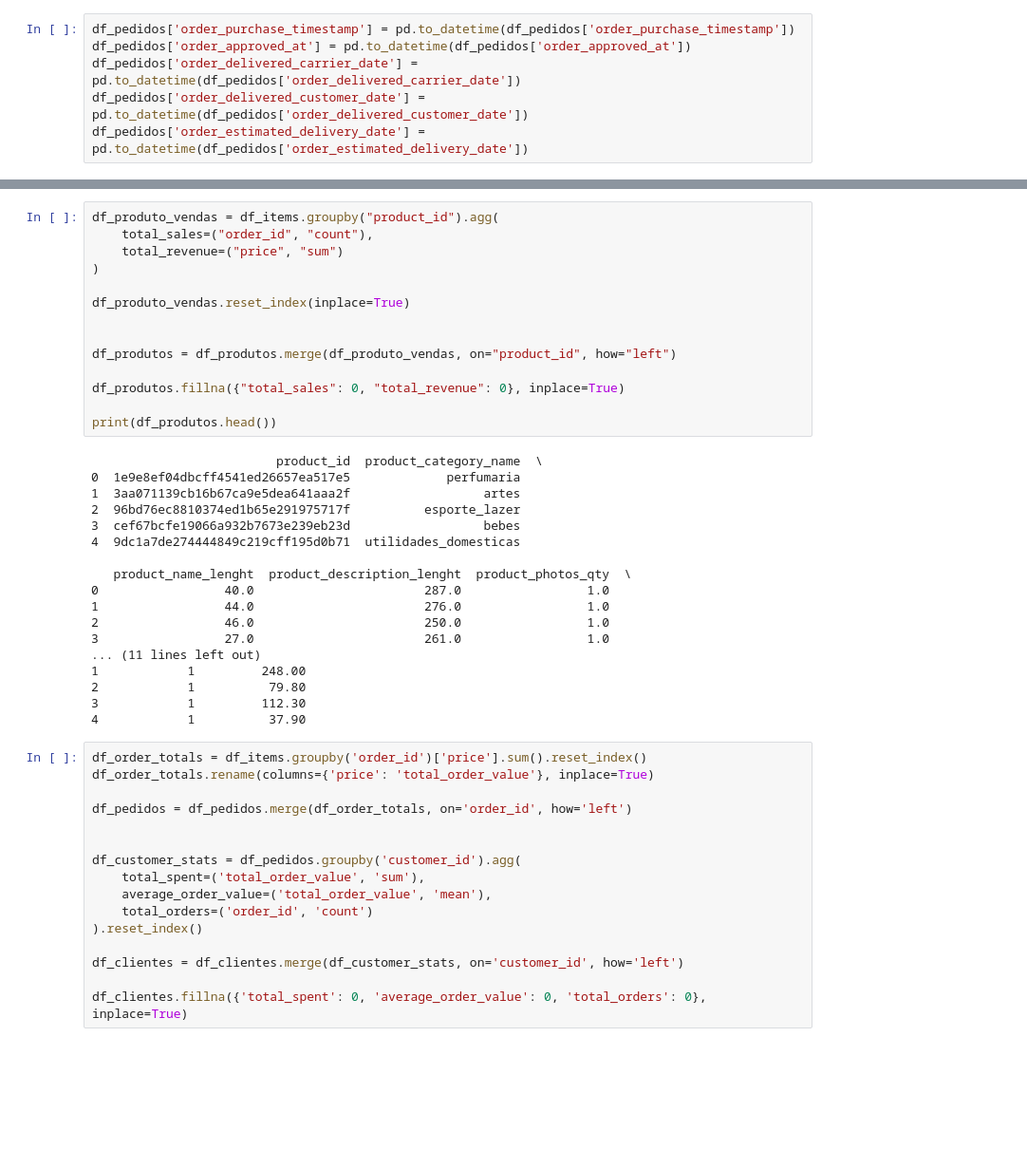
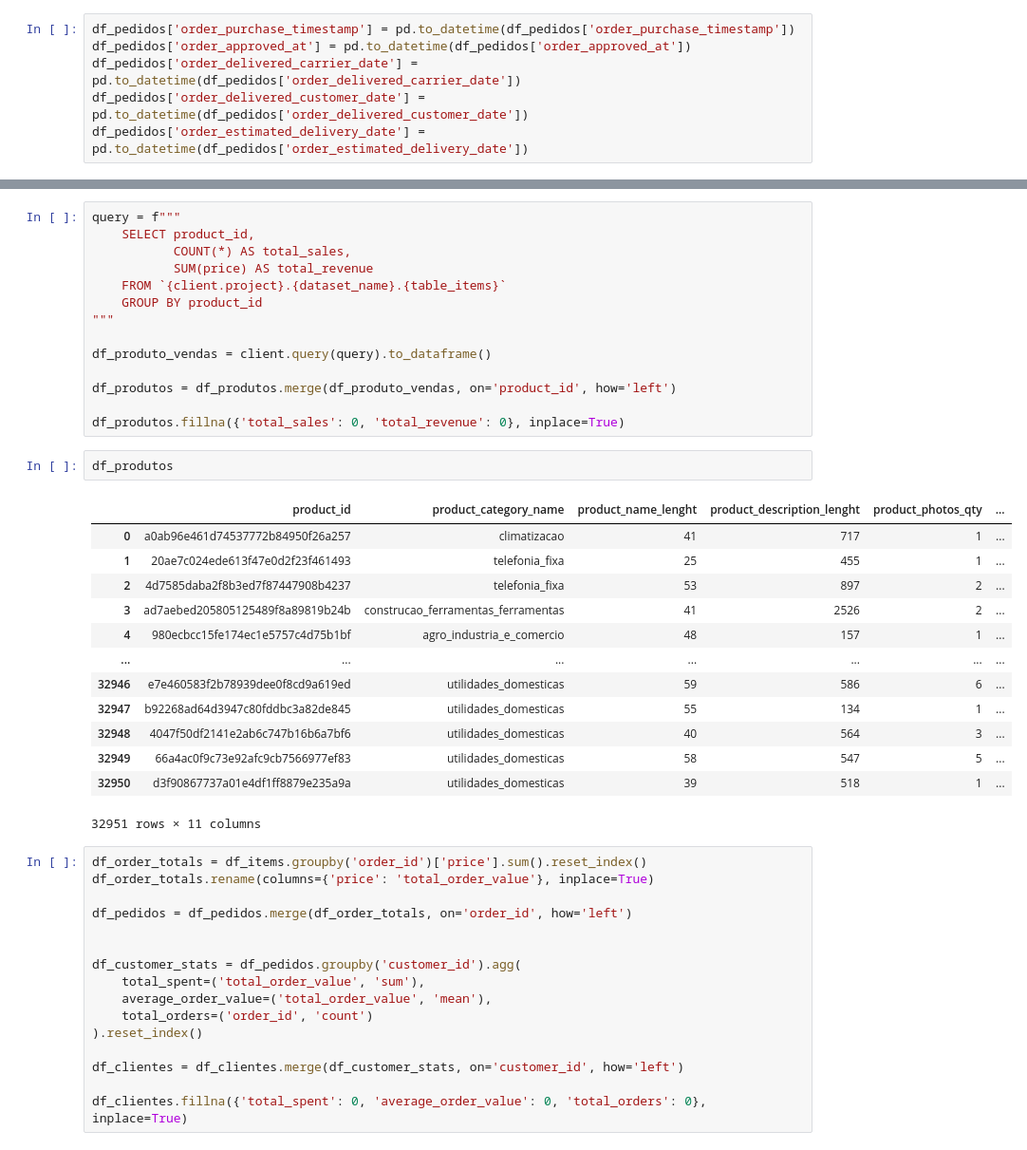
Before and after one commit to chicuti99/etl-ecommerce-brasil, a Jupyter notebook: Notebook_Amentoria.ipynb, the cells around one changed output, grey strips where cells are left out. Shown at 95% size. Saved outputs shown, nothing was run; the diff lists cells and outputs as text; blank space fills up the shorter version.

```diff
--- a/Notebook_Amentoria.ipynb
+++ b/Notebook_Amentoria.ipynb
@@ -63,35 +81,33 @@ print(df_vendedores.head())
 # %%
-df_produto_vendas = df_items.groupby("product_id").agg(
-    total_sales=("order_id", "count"),
-    total_revenue=("price", "sum")
-)
+query = f"""
+    SELECT product_id,
+           COUNT(*) AS total_sales,
+           SUM(price) AS total_revenue
+    FROM `{client.project}.{dataset_name}.{table_items}`
+    GROUP BY product_id
+"""
 
-df_produto_vendas.reset_index(inplace=True)
+df_produto_vendas = client.query(query).to_dataframe()
 
+df_produtos = df_produtos.merge(df_produto_vendas, on='product_id', how='left')
 
-df_produtos = df_produtos.merge(df_produto_vendas, on="product_id", how="left")
-
-df_produtos.fillna({"total_sales": 0, "total_revenue": 0}, inplace=True)
-
-print(df_produtos.head())
+df_produtos.fillna({'total_sales': 0, 'total_revenue': 0}, inplace=True)
-# %% [output]
-                         product_id  product_category_name  \
-0  1e9e8ef04dbcff4541ed26657ea517e5             perfumaria
-1  3aa071139cb16b67ca9e5dea641aaa2f                  artes
-2  96bd76ec8810374ed1b65e291975717f          esporte_lazer
-3  cef67bcfe19066a932b7673e239eb23d                  bebes
-4  9dc1a7de274444849c219cff195d0b71  utilidades_domesticas
-
-   product_name_lenght  product_description_lenght  product_photos_qty  \
-0                 40.0                       287.0                 1.0
-1                 44.0                       276.0                 1.0
-2                 46.0                       250.0                 1.0
-3                 27.0                       261.0                 1.0
-... (11 lines left out)
-1            1         248.00
-2            1          79.80
-3            1         112.30
-4            1          37.90
+# %%
+df_produtos
+# %% [output]
+|  | product_id | product_category_name | product_name_lenght | product_description_lenght | product_photos_qty | ... |
+| 0 | a0ab96e461d74537772b84950f26a257 | climatizacao | 41 | 717 | 1 | ... |
+| 1 | 20ae7c024ede613f47e0d2f23f461493 | telefonia_fixa | 25 | 455 | 1 | ... |
+| 2 | 4d7585daba2f8b3ed7f87447908b4237 | telefonia_fixa | 53 | 897 | 2 | ... |
+| 3 | ad7aebed205805125489f8a89819b24b | construcao_ferramentas_ferramentas | 41 | 2526 | 2 | ... |
+| 4 | 980ecbcc15fe174ec1e5757c4d75b1bf | agro_industria_e_comercio | 48 | 157 | 1 | ... |
+| ... | ... | ... | ... | ... | ... | ... |
+| 32946 | e7e460583f2b78939dee0f8cd9a619ed | utilidades_domesticas | 59 | 586 | 6 | ... |
+| 32947 | b92268ad64d3947c80fddbc3a82de845 | utilidades_domesticas | 55 | 134 | 1 | ... |
+| 32948 | 4047f50df2141e2ab6c747b16b6a7bf6 | utilidades_domesticas | 40 | 564 | 3 | ... |
+| 32949 | 66a4ac0f9c73e92afc9cb7566977ef83 | utilidades_domesticas | 58 | 547 | 5 | ... |
+| 32950 | d3f90867737a01e4df1ff8879e235a9a | utilidades_domesticas | 39 | 518 | 1 | ... |
+32951 rows × 11 columns
 # %%
 df_order_totals = df_items.groupby('order_id')['price'].sum().reset_index()
 df_order_totals.rename(columns={'price': 'total_order_value'}, inplace=True)
```
Also changed, not shown: parts of 12 cells of this notebook, 4 other files.
